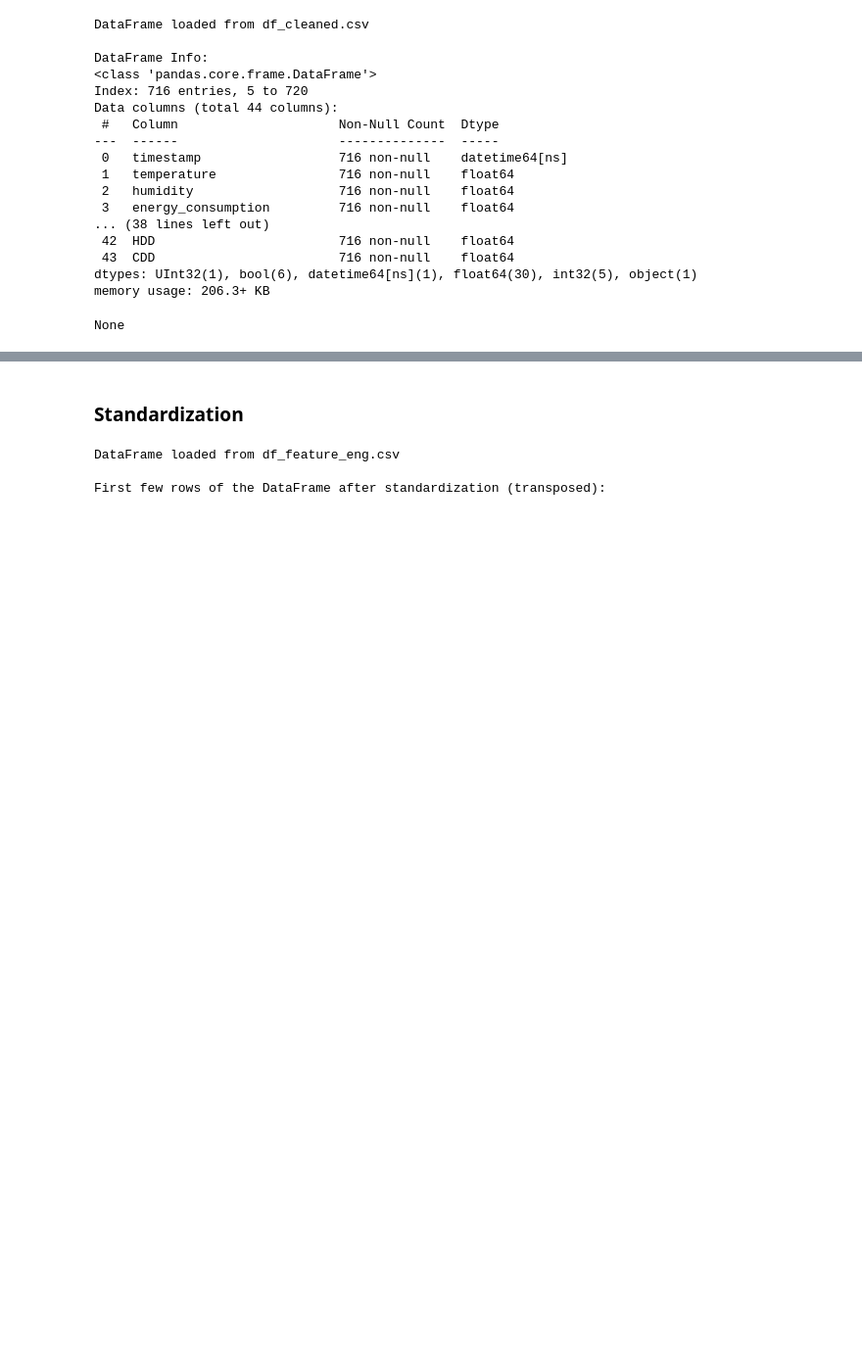
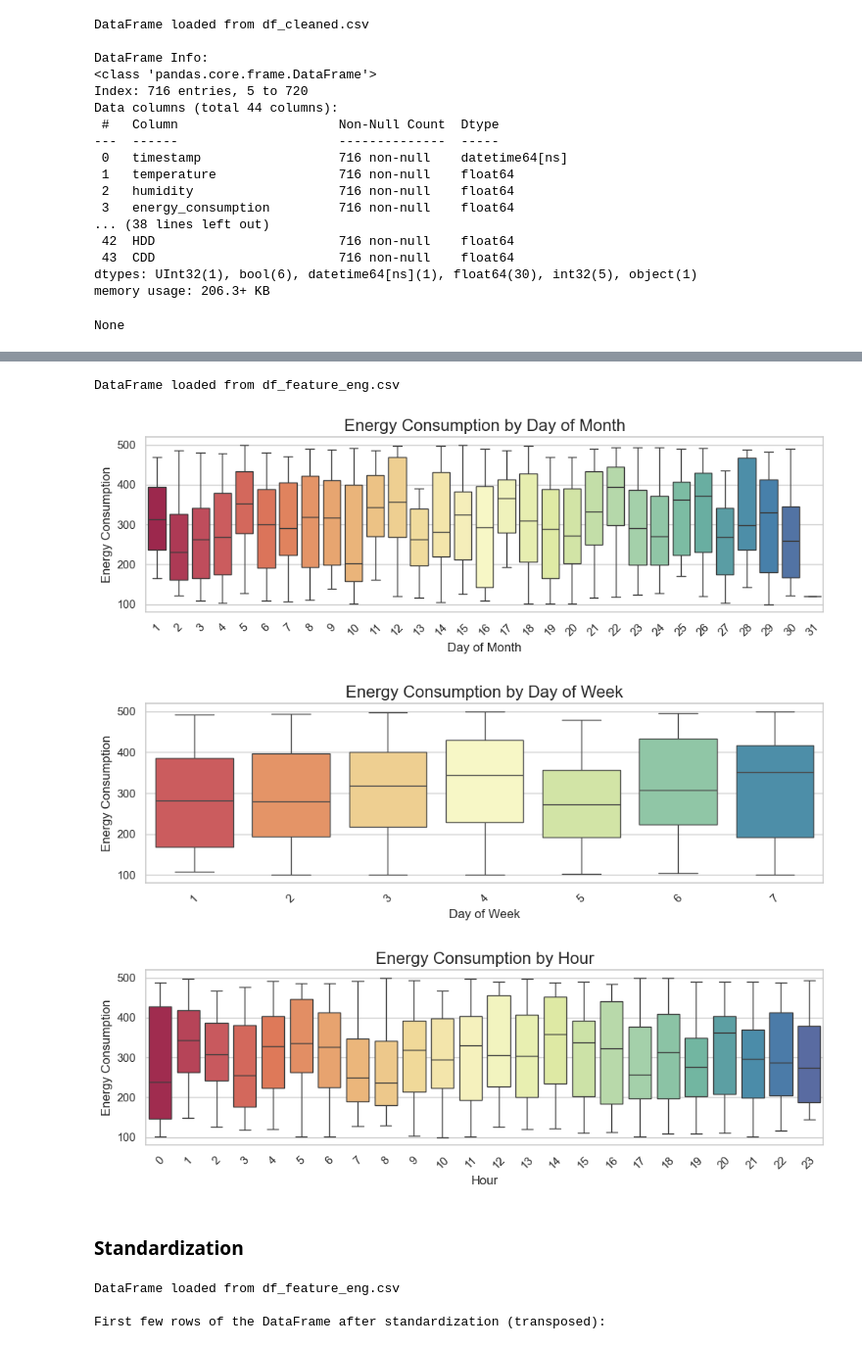
Before and after one commit to jquickgpt/optimum, a Jupyter notebook: notebooks/feature_engineering.ipynb, the cells around one changed output, grey strips where cells are left out. Shown at 98% size. Cells and saved outputs as stored; diff of their text form; code cells hidden in the pictures; blank space fills up the shorter version.

```diff
--- a/notebooks/feature_engineering.ipynb
+++ b/notebooks/feature_engineering.ipynb
@@ -213,3 +322,73 @@ None
+# %%
+import pandas as pd
+import seaborn as sns
+import matplotlib.pyplot as plt
+import warnings
+
+# Suppress all FutureWarnings
+warnings.simplefilter(action='ignore', category=FutureWarning)
+
+def load_feature_eng_dataframe(file_name):
+    """Load the feature-engineered DataFrame from a CSV file."""
+    df_feature_eng = pd.read_csv(file_name, index_col=0, parse_dates=True)
+    print(f"DataFrame loaded from {file_name}")
+
+    # Reset the index to include the timestamp as a regular column and rename it
+    df_feature_eng.reset_index(inplace=True)
+    df_feature_eng.rename(columns={'index': 'timestamp'}, inplace=True)  # Rename index column
+
+    return df_feature_eng
+
+def plot_box_plots(df):
+    """Plot box plots for all variables with int or int-like data types, excluding year and month."""
+    # Loop through columns and find those with int data types, excluding 'year' and 'month'
+    int_columns = df.select_dtypes(include=['int64', 'int32']).columns.tolist()
+
+    # Exclude 'year', 'month', and 'day_of_year' columns
+    int_columns = [col for col in int_columns if col not in ['year', 'month', 'day_of_year']]
+
+    # Define order for specific columns
+    day_of_week_order = [1, 2, 3, 4, 5, 6, 7]  # Monday to Sunday
+    day_of_month_order = list(range(1, 32))  # Days of the month from 1 to 31
+
+    for col in int_columns:
+        if col == 'day_of_week':
+            order = day_of_week_order
+            col_label = 'Day of Week'
+        elif col == 'day':
+            order = day_of_month_order
+            col_label = 'Day of Month'
+        else:
+            order = sorted(df[col].unique())  # Ensure natural order for other integer columns
+            col_label = col.capitalize()
+
+        plt.figure(figsize=(10, 3.5))
+
+        # Using the x variable as hue and setting the correct order
+        sns.boxplot(x=df[col].astype(str), y=df['energy_consumption'], palette="Spectral", order=[str(x) for x in order], dodge=False)
+        plt.legend([], [], frameon=False)  # Hide legend
+
+        plt.title(f'Energy Consumption by {col_label}', fontsize=16)
+        plt.xlabel(f'{col_label}', fontsize=12)
+        plt.ylabel('Energy Consumption', fontsize=12)
+        plt.xticks(rotation=45)
+        plt.tight_layout()
+        plt.show()
+
+def main():
+    # Load the feature-engineered DataFrame back into memory
+    df = load_feature_eng_dataframe('df_feature_eng.csv')
+
+    # Plot box plots for all int-like columns, excluding year and month
+    plot_box_plots(df)
+
+if __name__ == "__main__":
+    main()
+# %% [output]
+DataFrame loaded from df_feature_eng.csv
+[figure, added]
+[figure, added]
+[figure, added]
 # %% [markdown]
 ### Standardization
 # %%
```
Also changed, not shown: parts of 3 cells of this notebook.
